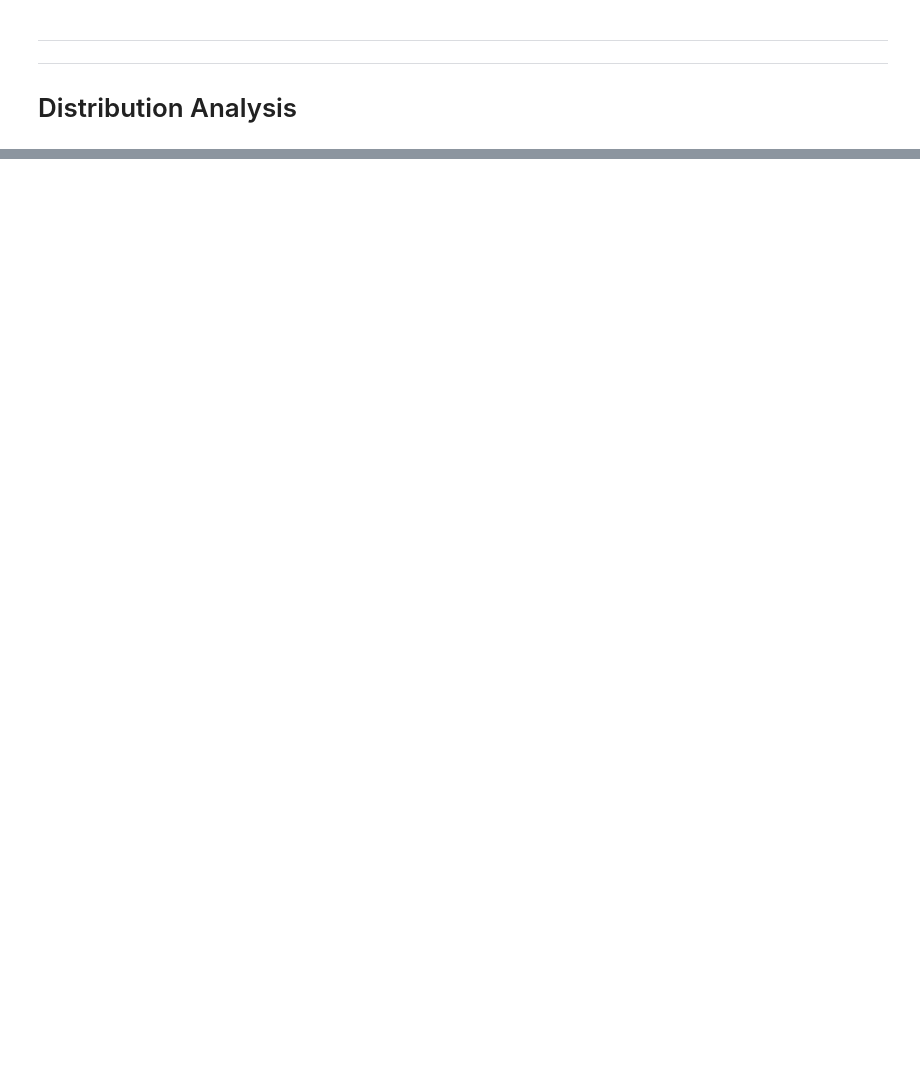
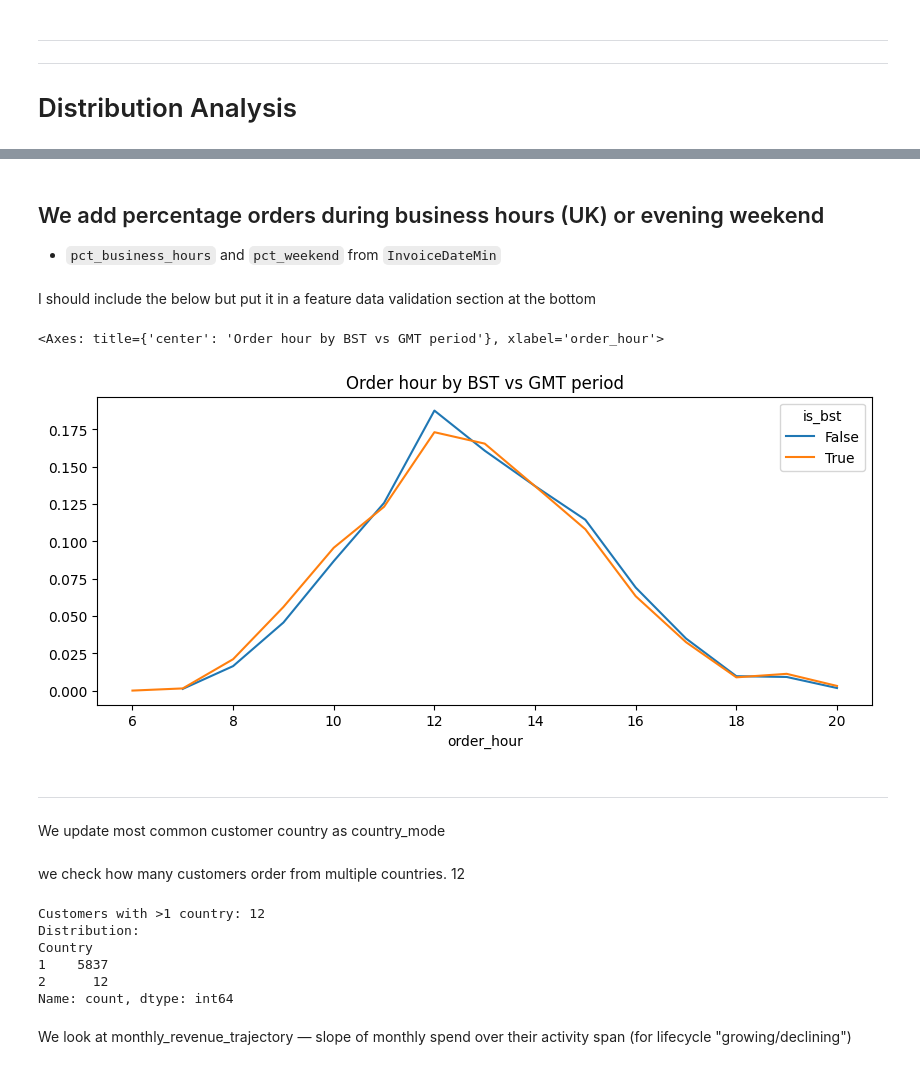
Before and after one commit to sachaplaye/rfm-lifecycle-segmentation, a Jupyter notebook: notebooks/3_data_distributions.ipynb, the cells around one changed output, grey strips where cells are left out. Cells and saved outputs as stored; diff of their text form; code cells hidden in the pictures; blank space fills up the shorter version.

```diff
--- a/notebooks/3_data_distributions.ipynb
+++ b/notebooks/3_data_distributions.ipynb
@@ -64,0 +374,45 @@ display(large_transactions[['Invoice', 'StockCode', 'Description', 'Quantity', '
+# %% [markdown]
+## We add percentage orders during business hours (UK) or evening weekend
+- `pct_business_hours` and `pct_weekend` from `InvoiceDateMin`
+# %%
+# Business hours = Mon-Fri (weekday 0-4), 08:00 to 17:59 inclusive
+# Evening hours = Mon-Fri 18:00-07:59
+# Weekends = Sat-Sun any time
+# Treating all timestamps as UK time. No time saving hour change observed.
+
+df['order_hour']    = df['InvoiceDateMin'].dt.hour
+df['order_weekday'] = df['InvoiceDateMin'].dt.weekday   # 0=Mon, 6=Sun
+
+
+is_weekday = df['order_weekday'].between(0, 4)
+
+df['is_business_hours']    = is_weekday & df['order_hour'].between(8, 17)   # Mon-Fri 08:00-17:59
+df['is_after_hours_wkday'] = is_weekday & ~df['order_hour'].between(8, 17)  # Mon-Fri 18:00-07:59
+df['is_weekend']           = df['order_weekday'] >= 5                       # Sat-Sun any time
+
+
+pct_hours = df.groupby('CustomerHashID').agg(
+    pct_business_hours    = ('is_business_hours',    'mean'),
+    pct_after_hours_wkday = ('is_after_hours_wkday', 'mean'),
+    pct_weekend           = ('is_weekend',           'mean'),
+)
+
+customer = customer.drop(columns=['pct_business_hours','pct_after_hours_wkday','pct_weekend'], errors='ignore')
+customer = customer.merge(pct_hours, on='CustomerHashID', how='left')
+# %% [markdown]
+I should include the below but put it in a feature data validation section at the bottom
+# %%
+df['month']      = df['InvoiceDateMin'].dt.month
+df['is_bst']     = df['month'].between(4, 10)   # rough BST window (Apr-Oct)
+
+# Compare hour distributions for BST vs GMT periods
+hour_dist = (df.groupby(['is_bst','order_hour']).size()
+               .unstack(level=0)
+               .div(df.groupby('is_bst').size()))    # normalise to proportion within each period
+hour_dist.plot(kind='line', figsize=(10,4), title='Order hour by BST vs GMT period')
+# %% [output]
+<Axes: title={'center': 'Order hour by BST vs GMT period'}, xlabel='order_hour'>
+[figure, added]
+# %% [markdown]
+---
+We update most common customer country as country_mode
@@ -64,0 +427,17 @@ display(large_transactions[['Invoice', 'StockCode', 'Description', 'Quantity', '
+# %% [markdown]
+we check how many customers order from multiple countries. 12
+# %%
+# How many customers ordered from more than one country?
+multi_country = df.groupby('CustomerHashID')['Country'].nunique()
+print('Customers with >1 country:', (multi_country > 1).sum())
+print('Distribution:')
+print(multi_country.value_counts().sort_index())
+# %% [output]
+Customers with >1 country: 12
+Distribution:
+Country
+1    5837
+2      12
+Name: count, dtype: int64
+# %% [markdown]
+We look at monthly_revenue_trajectory — slope of monthly spend over their activity span (for lifecycle "growing/declining")
```
Also changed, not shown: parts of 29 cells of this notebook.
